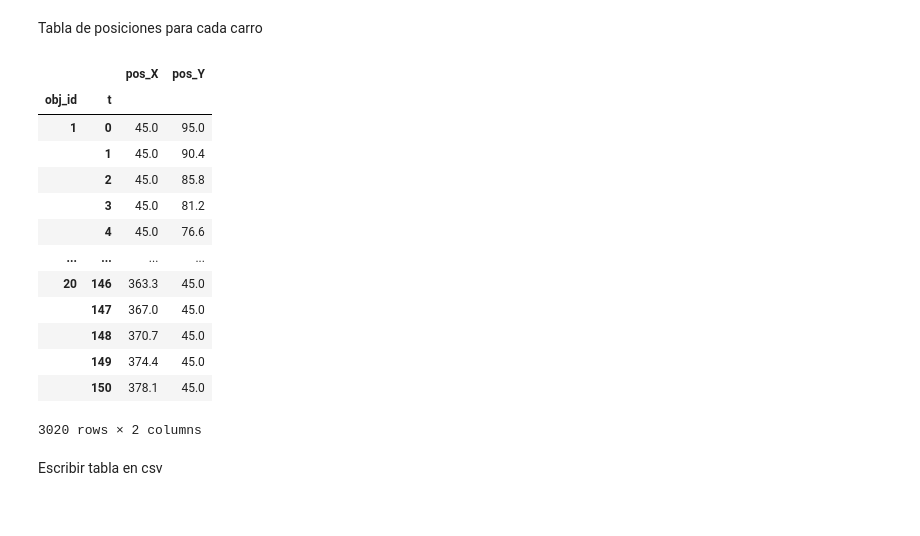
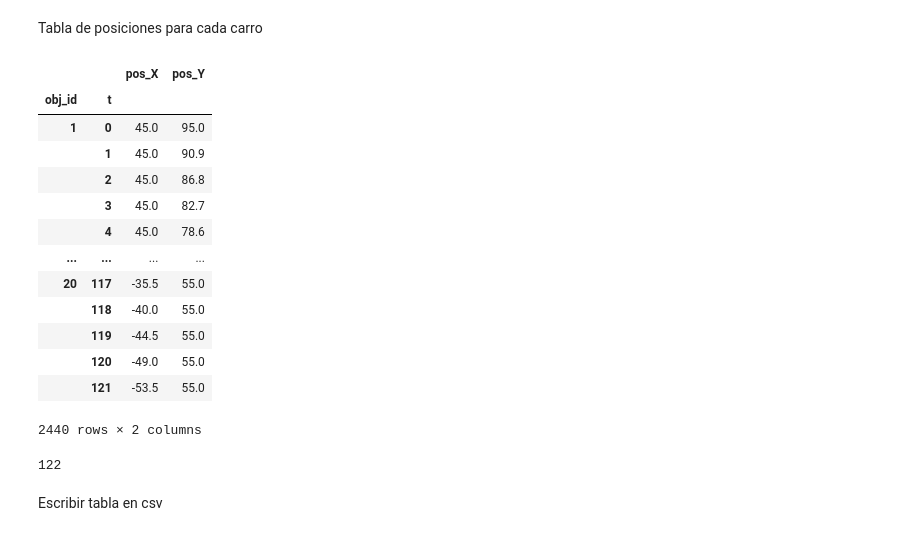
Before and after one commit to Danielema2000/Multiagentes-cruce-de-calles, a Jupyter notebook: Modelo.ipynb, the cells around one changed output. Drawn from its saved outputs; the diff is of its cells as text; code cells hidden in the pictures.

```diff
--- a/Modelo.ipynb
+++ b/Modelo.ipynb
@@ -195,10 +212,9 @@ Parametros de una simulacion
 # %%
 parameters = {
     'agents': 20,
-    'steps': 150,
     'seed': 42,
     'cambia': 20,
-    'cof' : 0.5
+    'cof' : 0.5,
 }
 # %% [markdown]
 Ejecucion de una simulacion
@@ -269,0 +264,24 @@ results.info
+# %%
+bestParameters = parameters
+bestEsperado = results.variables.StreetModel.esperas.values[-1]
+bestResults = results
+for i in range(0,1000):
+    print("Iter:",i)
+    parameters = {
+    'agents': 20,
+    'seed': 42,
+    'cambia': random.randint(10,30),
+    'cof' : random.random(),
+    }
+    arr = 0
+    izq = 0
+    aba = 0
+    der = 0
+    model = StreetModel(parameters)
+
+    results = model.run()
+    esperado = results.variables.StreetModel.esperas.values[-1]
+    if(esperado<bestEsperado):
+        bestEsperado = esperado
+        bestParameters = parameters
+        bestResults = results
@@ -270,22 +334,27 @@ results.info
 # %% [markdown]
 Tabla de posiciones para cada carro
 # %%
-results.variables.CarAgent
+bestResults.variables.CarAgent
 # %% [output]
 |  |  | pos_X | pos_Y |
 | obj_id | t |  |  |
 | 1 | 0 | 45.0 | 95.0 |
-|  | 1 | 45.0 | 90.4 |
-|  | 2 | 45.0 | 85.8 |
-|  | 3 | 45.0 | 81.2 |
-|  | 4 | 45.0 | 76.6 |
+|  | 1 | 45.0 | 90.9 |
+|  | 2 | 45.0 | 86.8 |
+|  | 3 | 45.0 | 82.7 |
+|  | 4 | 45.0 | 78.6 |
 | ... | ... | ... | ... |
-| 20 | 146 | 363.3 | 45.0 |
-|  | 147 | 367.0 | 45.0 |
-|  | 148 | 370.7 | 45.0 |
-|  | 149 | 374.4 | 45.0 |
-|  | 150 | 378.1 | 45.0 |
+| 20 | 117 | -35.5 | 55.0 |
+|  | 118 | -40.0 | 55.0 |
+|  | 119 | -44.5 | 55.0 |
+|  | 120 | -49.0 | 55.0 |
+|  | 121 | -53.5 | 55.0 |
-3020 rows × 2 columns
+2440 rows × 2 columns
+# %%
+steps = len(bestResults.variables.StreetModel)
+print(steps)
+# %% [output]
+122
 # %% [markdown]
 Escribir tabla en csv
 # %%
```
Also changed, not shown: parts of 17 cells of this notebook, 2 other files.
